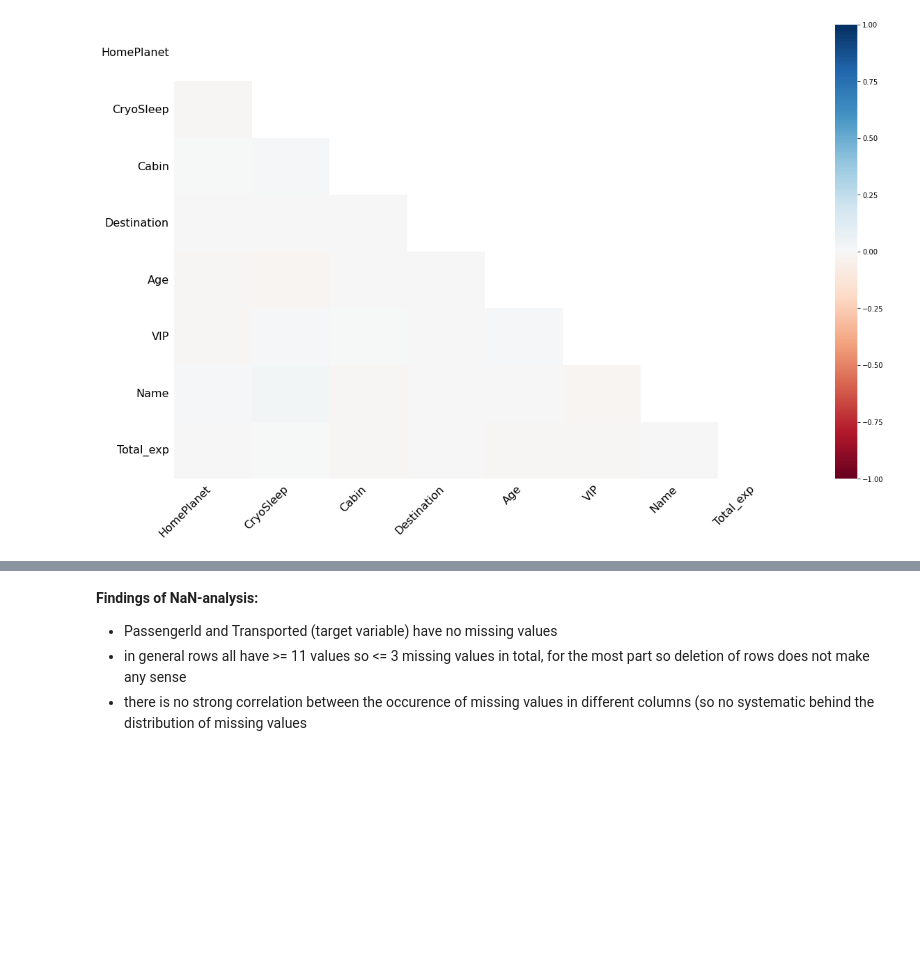
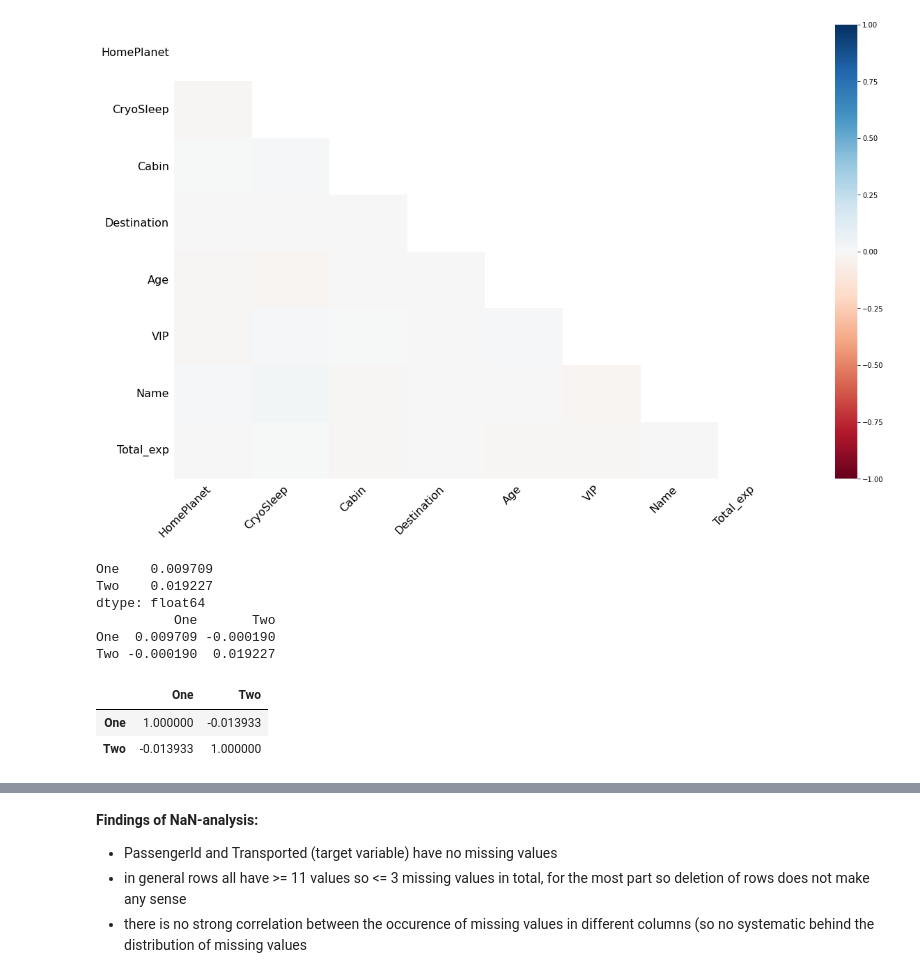
Before and after one commit to PatrickSVM/Spaceship-Titanic-Kaggle-Challenge, a Jupyter notebook: Spaceship_Titanic.ipynb, the cells around one changed output, grey strips where cells are left out. Cells and saved outputs as stored; diff of their text form; code cells hidden in the pictures; blank space fills up the shorter version.

```diff
--- a/Spaceship_Titanic.ipynb
+++ b/Spaceship_Titanic.ipynb
@@ -170,3 +201,23 @@ msno.heatmap(nan_corr.drop(['RoomService', 'FoodCourt', 'ShoppingMall', 'Spa', '
 # %% [output]
 <AxesSubplot:>
 [figure]
+# %%
+# Further interesting: The correlation coefficent is only very little influenced by more values
+# (so 1 different, 10 same similar to 1 different 1000 same)
+
+n = 100
+a = pd.DataFrame({"One":[False, True, True] + n*[True],
+                 "Two":[True, False, False] + n*[True]})
+print(a.var())
+print(a.cov())
+a.corr()
+# %% [output]
+One    0.009709
+Two    0.019227
+dtype: float64
+          One       Two
+One  0.009709 -0.000190
+Two -0.000190  0.019227
+|  | One | Two |
+| One | 1.000000 | -0.013933 |
+| Two | -0.013933 | 1.000000 |
```
Also changed, not shown: parts of 7 cells of this notebook.
